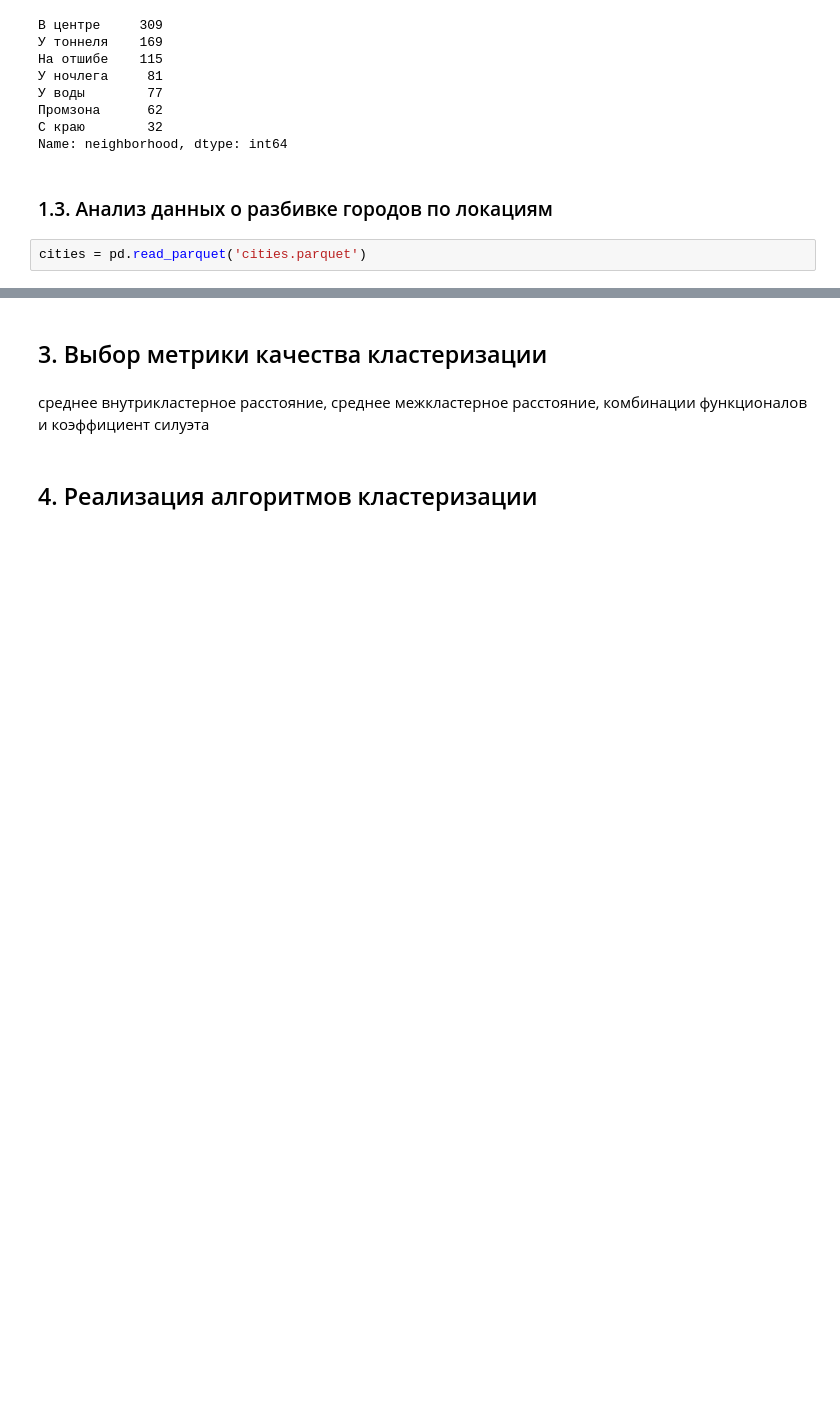
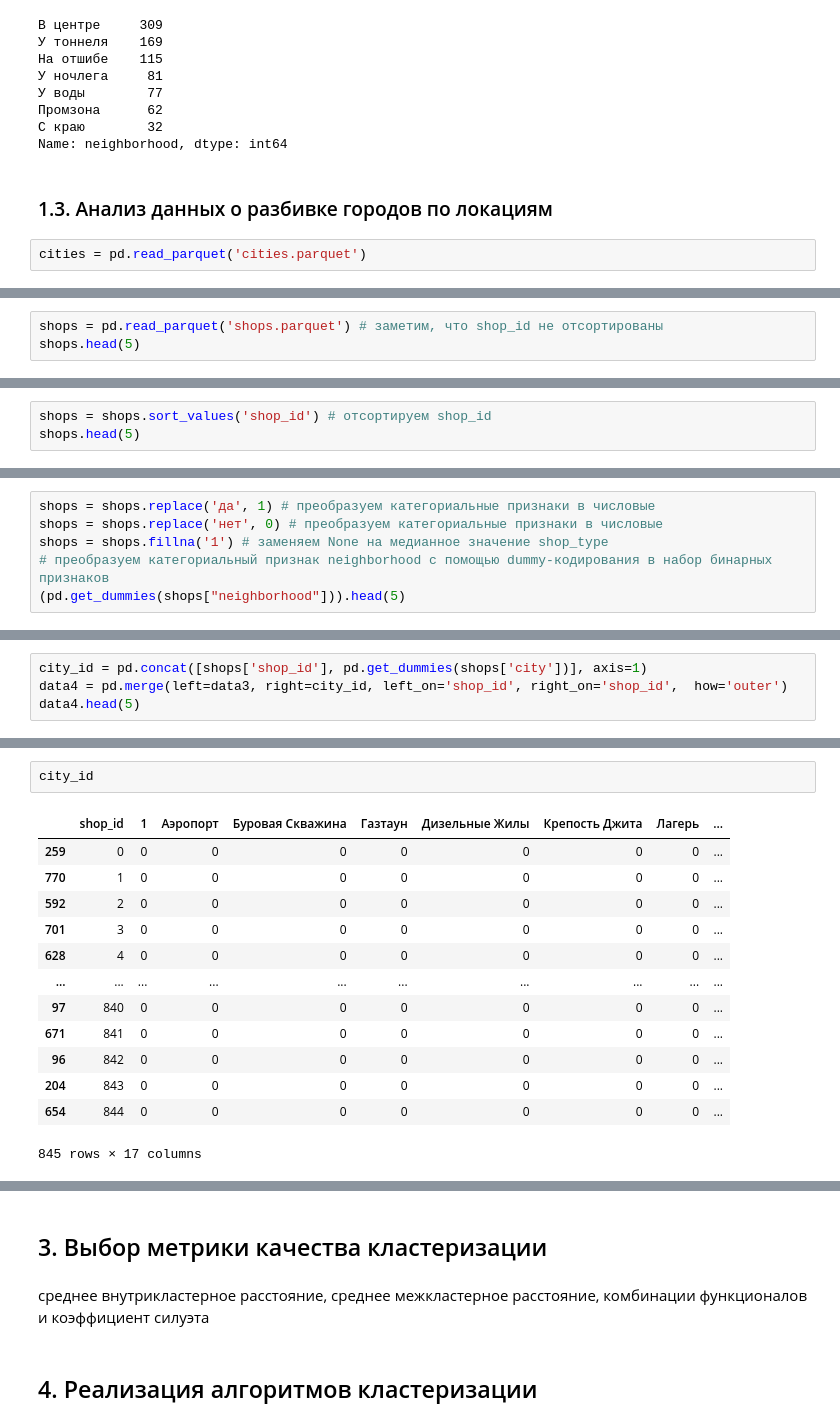
Before and after one commit to anafisa/GPN_2020, a Jupyter notebook: shop_clustering .ipynb, the cells around one changed output, grey strips where cells are left out. Drawn from its saved outputs; the diff is of its cells as text; blank space fills up the shorter version.

```diff
--- a/shop_clustering .ipynb
+++ b/shop_clustering .ipynb
@@ -418,0 +232,3 @@ data4.head()
+# %%
+shops = pd.read_parquet('shops.parquet') # заметим, что shop_id не отсортированы
+shops.head(5)
@@ -418,0 +242,3 @@ data4.head()
+# %%
+shops = shops.sort_values('shop_id') # отсортируем shop_id
+shops.head(5)
@@ -418,0 +252,6 @@ data4.head()
+# %%
+shops = shops.replace('да', 1) # преобразуем категориальные признаки в числовые
+shops = shops.replace('нет', 0) # преобразуем категориальные признаки в числовые
+shops = shops.fillna('1') # заменяем None на медианное значение shop_type
+# преобразуем категориальный признак neighborhood с помощью dummy-кодирования в набор бинарных признаков
+(pd.get_dummies(shops["neighborhood"])).head(5)
@@ -418,0 +320,4 @@ data4.head()
+# %%
+city_id = pd.concat([shops['shop_id'], pd.get_dummies(shops['city'])], axis=1)
+data4 = pd.merge(left=data3, right=city_id, left_on='shop_id', right_on='shop_id',  how='outer')
+data4.head(5)
@@ -418,0 +332,16 @@ data4.head()
+# %%
+city_id
+# %% [output]
+|  | shop_id | 1 | Аэропорт | Буровая Скважина | Газтаун | Дизельные Жилы | Крепость Джита | Лагерь | ... |
+| 259 | 0 | 0 | 0 | 0 | 0 | 0 | 0 | 0 | ... |
+| 770 | 1 | 0 | 0 | 0 | 0 | 0 | 0 | 0 | ... |
+| 592 | 2 | 0 | 0 | 0 | 0 | 0 | 0 | 0 | ... |
+| 701 | 3 | 0 | 0 | 0 | 0 | 0 | 0 | 0 | ... |
+| 628 | 4 | 0 | 0 | 0 | 0 | 0 | 0 | 0 | ... |
+| ... | ... | ... | ... | ... | ... | ... | ... | ... | ... |
+| 97 | 840 | 0 | 0 | 0 | 0 | 0 | 0 | 0 | ... |
+| 671 | 841 | 0 | 0 | 0 | 0 | 0 | 0 | 0 | ... |
+| 96 | 842 | 0 | 0 | 0 | 0 | 0 | 0 | 0 | ... |
+| 204 | 843 | 0 | 0 | 0 | 0 | 0 | 0 | 0 | ... |
+| 654 | 844 | 0 | 0 | 0 | 0 | 0 | 0 | 0 | ... |
+845 rows × 17 columns
```
Also changed, not shown: parts of 105 cells of this notebook.
